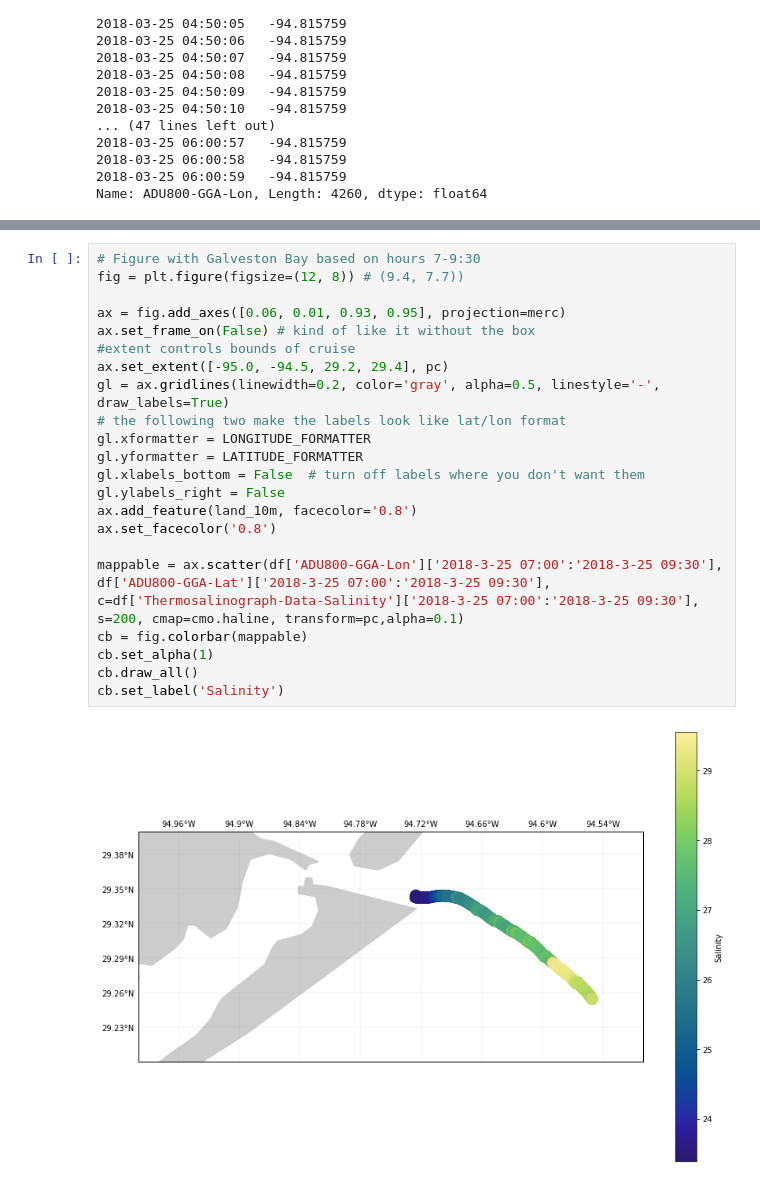
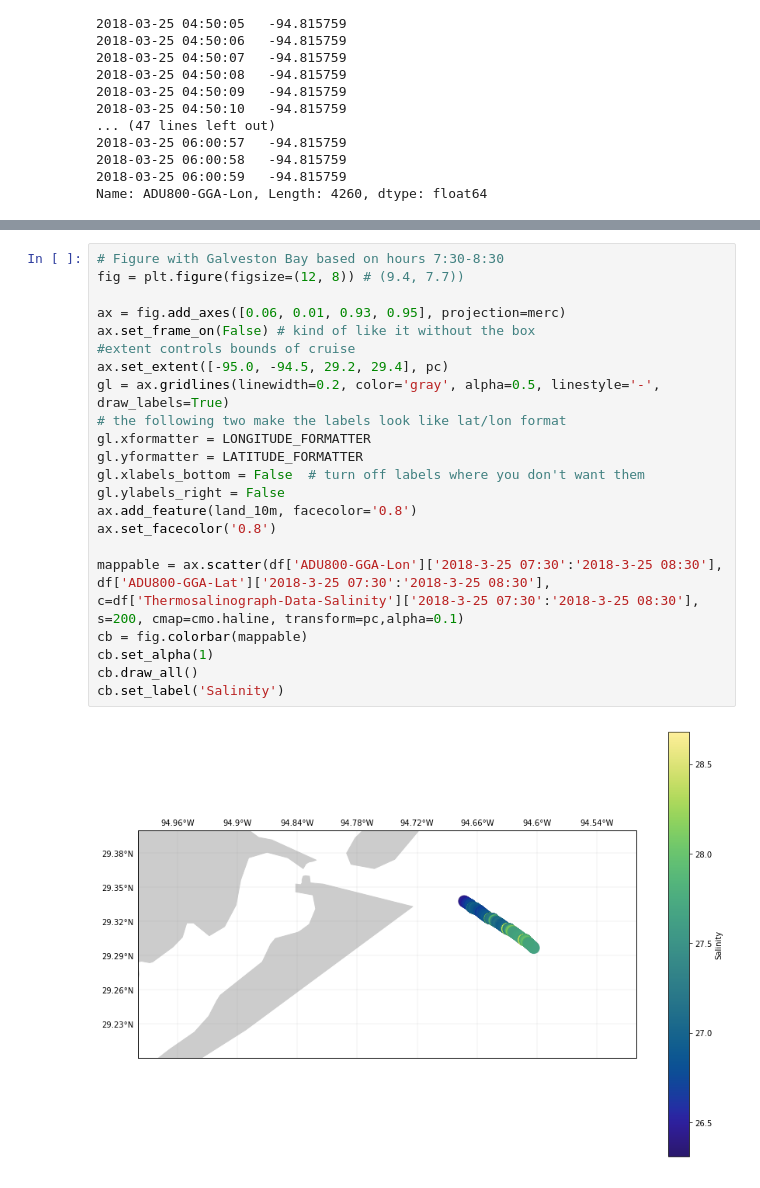
Before and after one commit to shelleyculver/rapid, a Jupyter notebook: scs.ipynb, the cells around one changed output, grey strips where cells are left out. Drawn from its saved outputs; the diff is of its cells as text.

```diff
--- a/scs.ipynb
+++ b/scs.ipynb
@@ -189,24 +260,24 @@ cb.set_label('Salinity')
 # %%
-# Figure with Galveston Bay based on hours 7-9:30
+# Figure with Galveston Bay based on hours 7:30-8:30
 fig = plt.figure(figsize=(12, 8)) # (9.4, 7.7))
 
 ax = fig.add_axes([0.06, 0.01, 0.93, 0.95], projection=merc)
 ax.set_frame_on(False) # kind of like it without the box
 #extent controls bounds of cruise
 ax.set_extent([-95.0, -94.5, 29.2, 29.4], pc)
 gl = ax.gridlines(linewidth=0.2, color='gray', alpha=0.5, linestyle='-', draw_labels=True)
 # the following two make the labels look like lat/lon format
 gl.xformatter = LONGITUDE_FORMATTER
 gl.yformatter = LATITUDE_FORMATTER
 gl.xlabels_bottom = False  # turn off labels where you don't want them
 gl.ylabels_right = False
 ax.add_feature(land_10m, facecolor='0.8')
 ax.set_facecolor('0.8')
 
-mappable = ax.scatter(df['ADU800-GGA-Lon']['2018-3-25 07:00':'2018-3-25 09:30'], df['ADU800-GGA-Lat']['2018-3-25 07:00':'2018-3-25 09:30'], c=df['Thermosalinograph-Data-Salinity']['2018-3-25 07:00':'2018-3-25 09:30'], s=200, cmap=cmo.haline, transform=pc,alpha=0.1)
+mappable = ax.scatter(df['ADU800-GGA-Lon']['2018-3-25 07:30':'2018-3-25 08:30'], df['ADU800-GGA-Lat']['2018-3-25 07:30':'2018-3-25 08:30'], c=df['Thermosalinograph-Data-Salinity']['2018-3-25 07:30':'2018-3-25 08:30'], s=200, cmap=cmo.haline, transform=pc,alpha=0.1)
 cb = fig.colorbar(mappable)
 cb.set_alpha(1)
 cb.draw_all()
 cb.set_label('Salinity')
 # %% [output]
-[figure, old version]
+[figure, new version]
```
Also changed, not shown: parts of 28 cells of this notebook.
